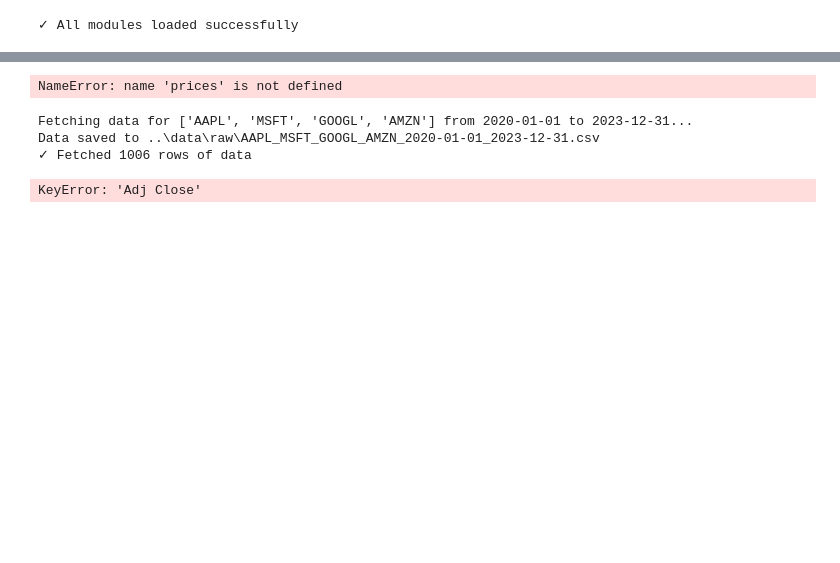
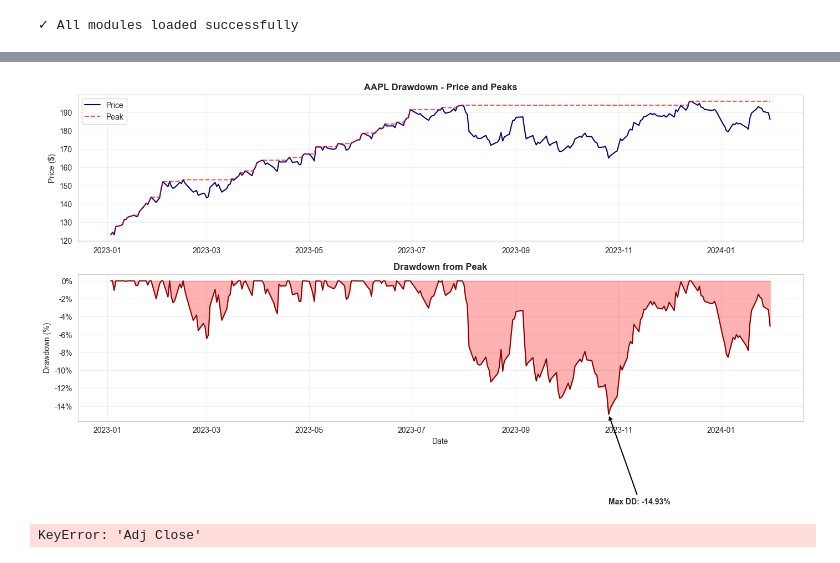
Before and after one commit to niytdv/quant-research-platform, a Jupyter notebook: notebooks/phase1_data_exploration.ipynb, the cells around one changed output, grey strips where cells are left out. Drawn from its saved outputs; the diff is of its cells as text; code cells hidden in the pictures; blank space fills up the shorter version.

```diff
--- a/notebooks/phase1_data_exploration.ipynb
+++ b/notebooks/phase1_data_exploration.ipynb
@@ -136,29 +133,30 @@ NameError: name 'log_returns' is not defined
 # %%
-fig = viz.plot_drawdown(prices, title=f'{ticker} Drawdown Analysis')
+fig = viz.plot_drawdown(prices, title=f'{ticker} Drawdown')
 plt.show()
 # %% [output]
-NameError: name 'prices' is not defined
+[figure, added]
-# %%
-tickers = ['AAPL', 'MSFT', 'GOOGL', 'AMZN']
-multi_data = loader.fetch_data(tickers, '2020-01-01', '2023-12-31')
-
-summaries = {}
-for t in tickers:
-    prices_i = multi_data[t]['Adj Close']
-    returns_i = rm.log_returns(prices_i)
-    summaries[t] = {
-        'Total Return (%)': 100 * (prices_i.iloc[-1] / prices_i.iloc[0] - 1),
-        'Annual Return (%)': 100 * returns_i.mean() * 252,
-        'Annual Vol (%)': 100 * rm.realized_volatility(returns_i),
-        'Sharpe Ratio': rm.sharpe_ratio(returns_i),
-        'Max DD (%)': 100 * rm.max_drawdown(prices_i)
-    }
-
-comparison_df = pd.DataFrame(summaries).T
-print("=== Tech Stock Comparison (2020-2023) ===")
-display(comparison_df.round(2))
-# %% [output]
-Fetching data for ['AAPL', 'MSFT', 'GOOGL', 'AMZN'] from 2020-01-01 to 2023-12-31...
-Data saved to ..\data\raw\AAPL_MSFT_GOOGL_AMZN_2020-01-01_2023-12-31.csv
-✓ Fetched 1006 rows of data
-KeyError: 'Adj Close'
+# %%
+# Compare 2 stocks
+stocks = ['AAPL', 'MSFT']
+results = {}
+
+for t in stocks:
+    d = yf.download(t, start='2023-01-01', end='2024-01-31', progress=False)
+
+    # Flatten columns
+    if isinstance(d.columns, pd.MultiIndex):
+        d.columns = d.columns.get_level_values(0)
+
+    p = d['Adj Close']
+    r = rm.log_returns(p)
+
+    results[t] = {
+        'Total Return (%)': 100 * (p.iloc[-1] / p.iloc[0] - 1),
+        'Sharpe': rm.sharpe_ratio(r),
+        'Max DD (%)': 100 * rm.max_drawdown(p)
+    }
+
+comparison = pd.DataFrame(results).T
+display(comparison.round(2))
+# %% [output]
+KeyError: 'Adj Close'
```
Also changed, not shown: parts of 10 cells of this notebook, 1 other file.
